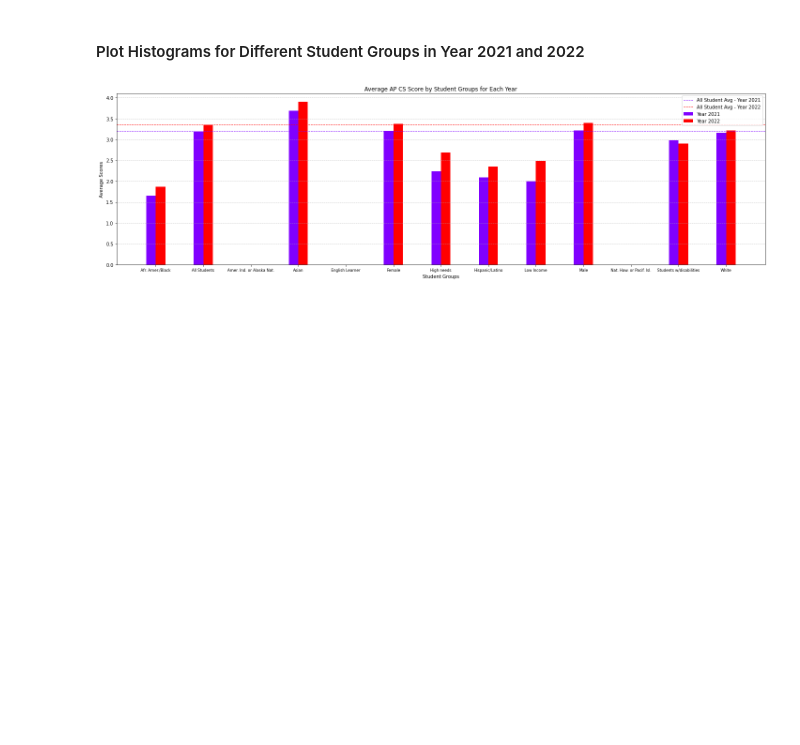
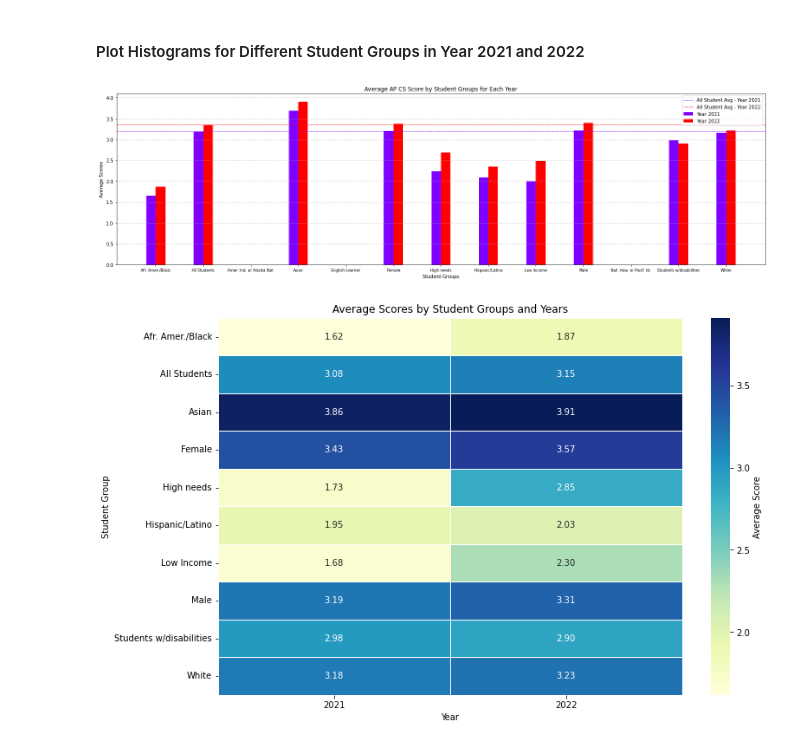
Before and after one commit to changxuan-fan/MA-AP-CS-Analysis, a Jupyter notebook: code/performance_density_maps.ipynb, the cells around one changed output. Cells and saved outputs as stored; diff of their text form; code cells hidden in the pictures; blank space fills up the shorter version.

```diff
--- a/code/performance_density_maps.ipynb
+++ b/code/performance_density_maps.ipynb
@@ -310,3 +310,34 @@ plt.tight_layout()
 plt.show()
 # %% [output]
 [figure]
+# %%
+import numpy as np
+import pandas as pd
+import seaborn as sns
+import matplotlib.pyplot as plt
+
+# Load the Excel file
+file_path = 'ap_performance_cleaned.xlsx'  # Replace with your file path
+df = pd.read_excel(file_path)
+
+# Group the DataFrame by 'Year' and 'Student Group' and calculate the weighted average score
+score_columns = ['Score=1', 'Score=2', 'Score=3', 'Score=4', 'Score=5']
+numerator = np.sum(df[score_columns] * np.array([1, 2, 3, 4, 5]), axis=1)
+denominator = np.sum(df[score_columns], axis=1)
+df['Weighted Avg Score'] = np.where(denominator > 0, numerator / denominator, np.nan)
+
+# Create a new DataFrame with student groups as rows, years as columns, and average scores as values
+avg_score_df = df.pivot_table(index='Student Group', columns='Year', values='Weighted Avg Score', aggfunc='mean')
+
+# Sort the columns (years) in ascending order
+avg_score_df = avg_score_df.reindex(sorted(avg_score_df.columns), axis=1)
+
+# Create a heatmap using seaborn
+plt.figure(figsize=(12, 8))
+sns.heatmap(avg_score_df, annot=True, cmap="YlGnBu", fmt=".2f", linewidths=.5, cbar_kws={"label": "Average Score"})
+plt.title('Average Scores by Student Groups and Years')
+plt.xlabel('Year')
+plt.ylabel('Student Group')
+plt.show()
+# %% [output]
+[figure, added]
```
Also changed, not shown: parts of 1 cell of this notebook, 1 other file.
